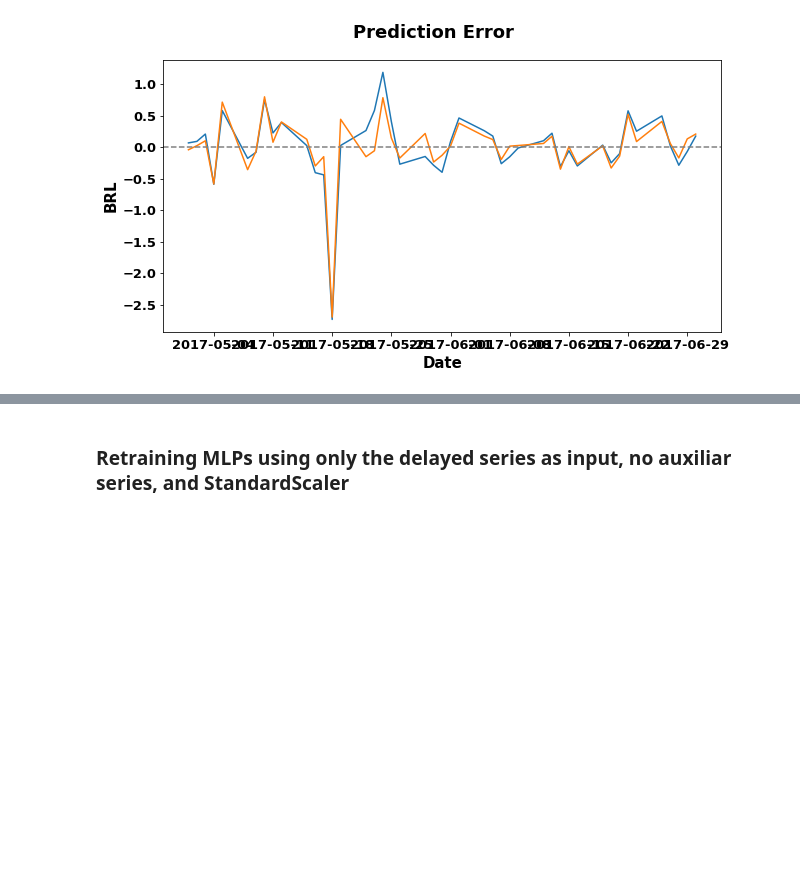
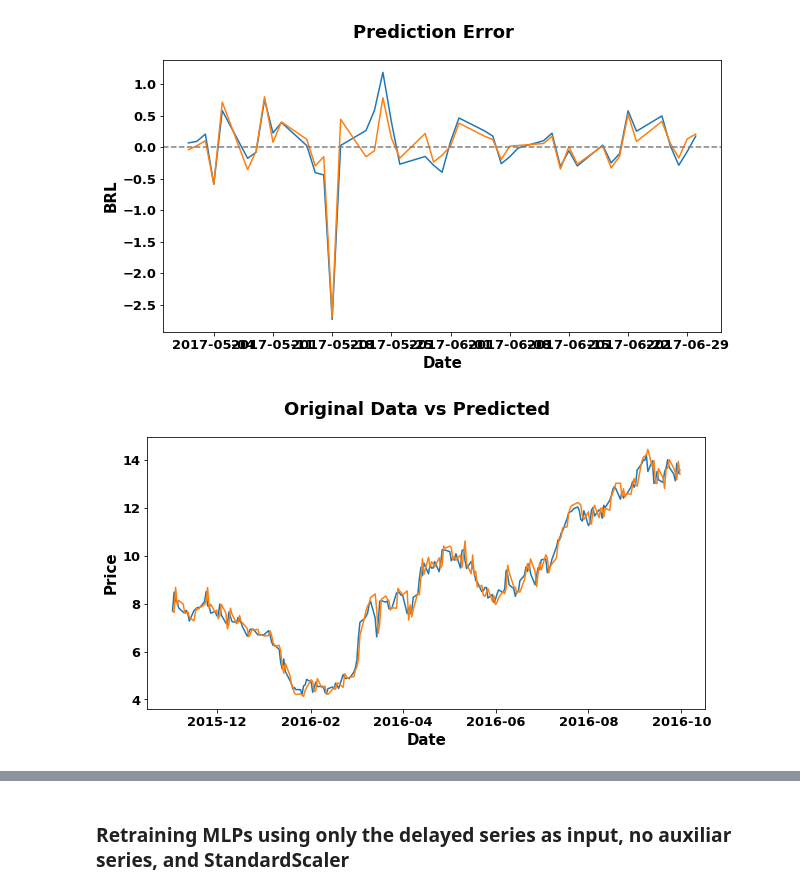
Before and after one commit to danilofrp/neural-stocks, a Jupyter notebook: notebooks/MLP.ipynb, the cells around one changed output, grey strips where cells are left out. Cells and saved outputs as stored; diff of their text form; code cells hidden in the pictures; blank space fills up the shorter version.

```diff
--- a/notebooks/MLP.ipynb
+++ b/notebooks/MLP.ipynb
@@ -530,3 +580,20 @@ plotSeries([df['PETR4_Close_resid'], (df['PETR4_Close_resid'] - predictionsSimpl
            title = 'Prediction Error', ylabel = 'BRL')
 # %% [output]
 [figure]
+# %%
+xNormSimpleAll = np.append(xSimpleTrain, xSimpleTest, axis = 0)
+predictionsNormSimpleAll = bestModelSimple.predict(xNormSimpleAll)
+predictionsNormSimpleAll = ySimpleScaler.inverse_transform(predictionsNormSimpleAll)
+predictionsNormSimpleAll_clean = []
+for p in predictionsNormSimpleAll:
+    predictionsNormSimpleAll_clean.extend(p)
+predictionsNormSimpleAllSeries = pd.Series(predictionsNormSimpleAll_clean, index = df[10:].index)
+# %%
+plotSeries([df['PETR4_Close'],
+#            df['PETR4_Close_trend'],
+            (df['PETR4_Close_trend'] + predictionsNormSimpleAllSeries)
+           ],
+           initialPlotDate = '2015-11', finalPlotDate = '2016-09',
+           title = 'Original Data vs Predicted', ylabel = 'Price')
+# %% [output]
+[figure, added]
```
Also changed, not shown: parts of 6 cells of this notebook.
